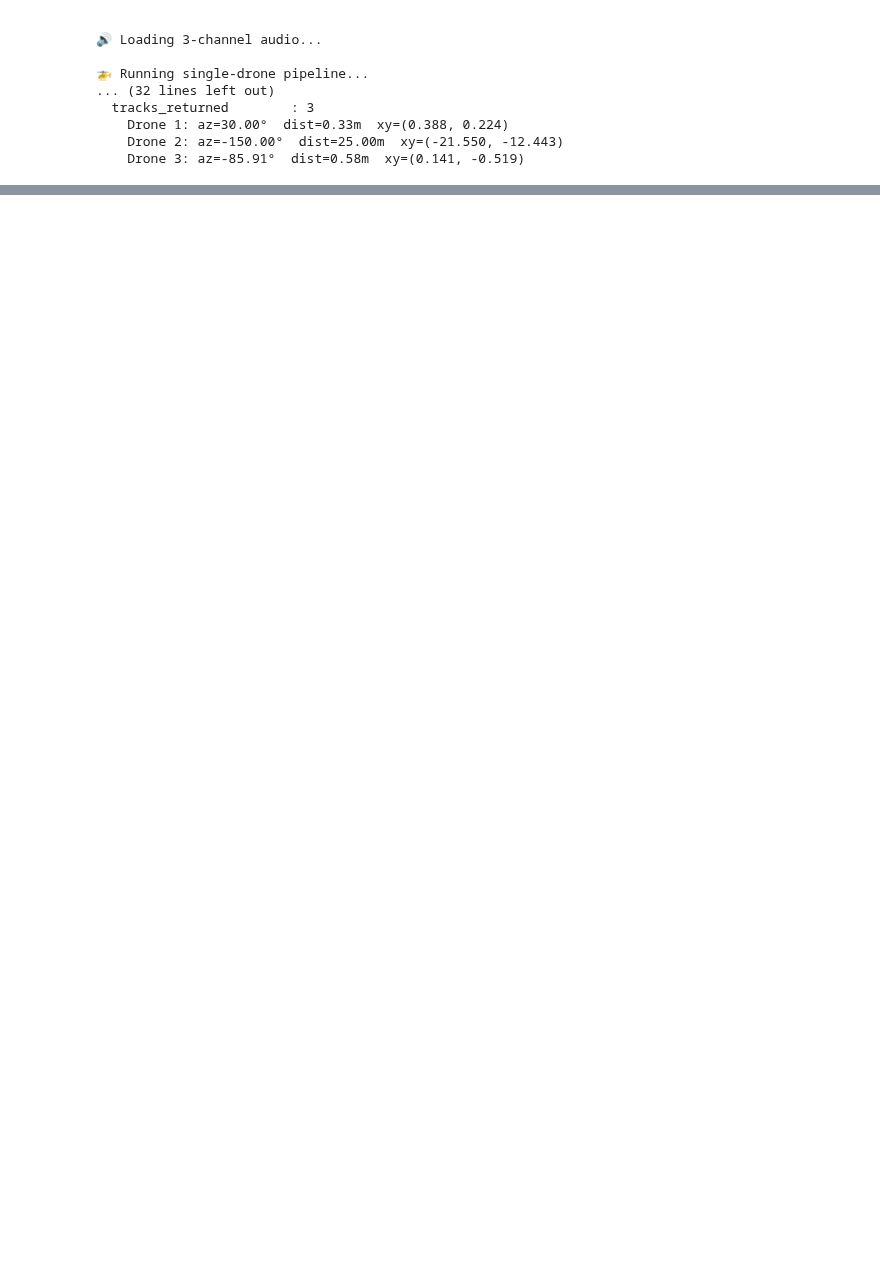
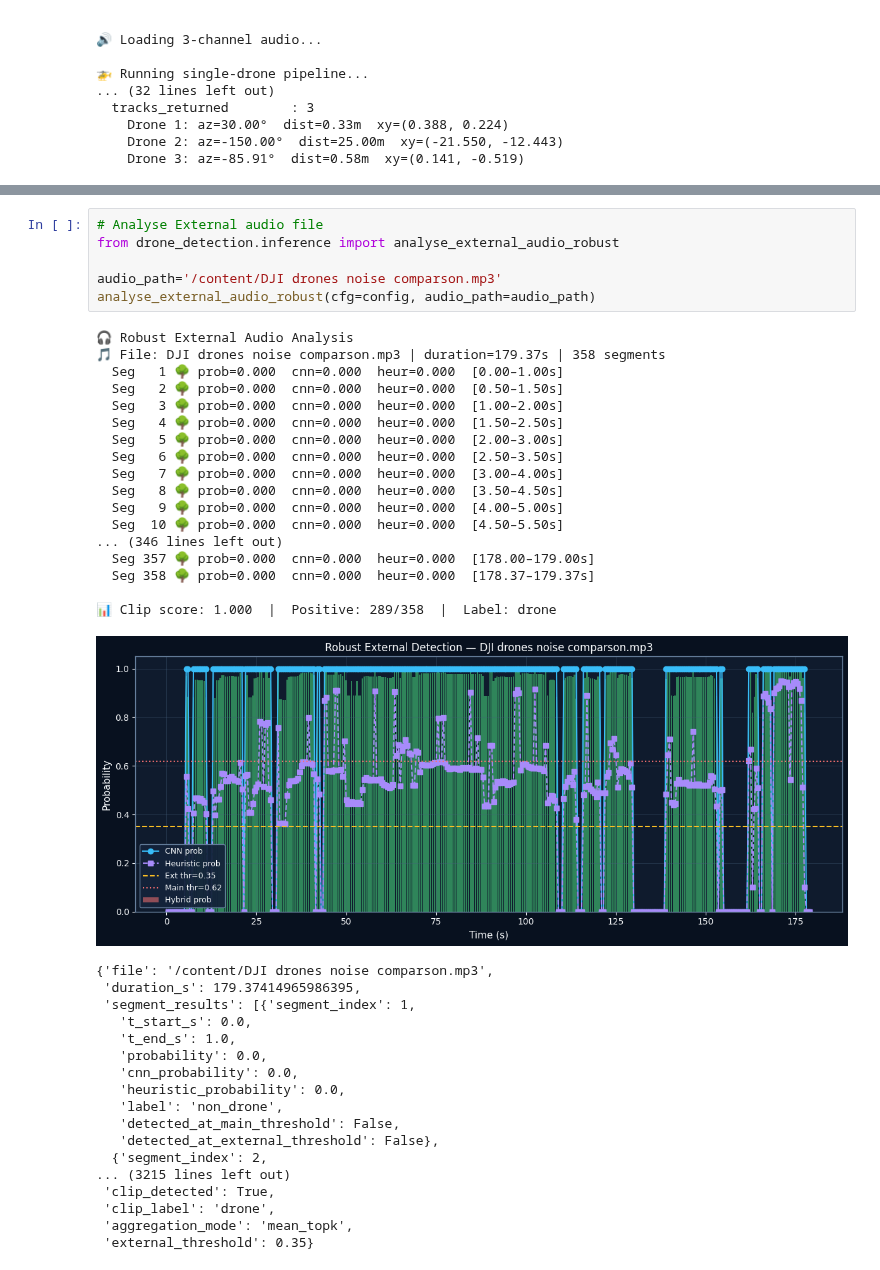
Before and after one commit to Raphtildai/drone-detection-api, a Jupyter notebook: deployment/v2/Training files/drone_detection/pipeline.ipynb, the cells around one changed output, grey strips where cells are left out. Cells and saved outputs as stored; diff of their text form; blank space fills up the shorter version.

```diff
--- a/deployment/v2/Training files/drone_detection/pipeline.ipynb
+++ b/deployment/v2/Training files/drone_detection/pipeline.ipynb
@@ -579,0 +606,42 @@ quick_demo(config)
+# %%
+# Analyse External audio file
+from drone_detection.inference import analyse_external_audio_robust
+
+audio_path='/content/DJI drones noise comparson.mp3'
+analyse_external_audio_robust(cfg=config, audio_path=audio_path)
+# %% [output]
+🎧 Robust External Audio Analysis
+🎵 File: DJI drones noise comparson.mp3 | duration=179.37s | 358 segments
+  Seg   1 🌳 prob=0.000  cnn=0.000  heur=0.000  [0.00–1.00s]
+  Seg   2 🌳 prob=0.000  cnn=0.000  heur=0.000  [0.50–1.50s]
+  Seg   3 🌳 prob=0.000  cnn=0.000  heur=0.000  [1.00–2.00s]
+  Seg   4 🌳 prob=0.000  cnn=0.000  heur=0.000  [1.50–2.50s]
+  Seg   5 🌳 prob=0.000  cnn=0.000  heur=0.000  [2.00–3.00s]
+  Seg   6 🌳 prob=0.000  cnn=0.000  heur=0.000  [2.50–3.50s]
+  Seg   7 🌳 prob=0.000  cnn=0.000  heur=0.000  [3.00–4.00s]
+  Seg   8 🌳 prob=0.000  cnn=0.000  heur=0.000  [3.50–4.50s]
+  Seg   9 🌳 prob=0.000  cnn=0.000  heur=0.000  [4.00–5.00s]
+  Seg  10 🌳 prob=0.000  cnn=0.000  heur=0.000  [4.50–5.50s]
+... (346 lines left out)
+  Seg 357 🌳 prob=0.000  cnn=0.000  heur=0.000  [178.00–179.00s]
+  Seg 358 🌳 prob=0.000  cnn=0.000  heur=0.000  [178.37–179.37s]
+
+📊 Clip score: 1.000  |  Positive: 289/358  |  Label: drone
+[figure, added]
+{'file': '/content/DJI drones noise comparson.mp3',
+ 'duration_s': 179.37414965986395,
+ 'segment_results': [{'segment_index': 1,
+   't_start_s': 0.0,
+   't_end_s': 1.0,
+   'probability': 0.0,
+   'cnn_probability': 0.0,
+   'heuristic_probability': 0.0,
+   'label': 'non_drone',
+   'detected_at_main_threshold': False,
+   'detected_at_external_threshold': False},
+  {'segment_index': 2,
+... (3215 lines left out)
+ 'clip_detected': True,
+ 'clip_label': 'drone',
+ 'aggregation_mode': 'mean_topk',
+ 'external_threshold': 0.35}
```
Also changed, not shown: parts of 5 cells of this notebook, 4 other files.
